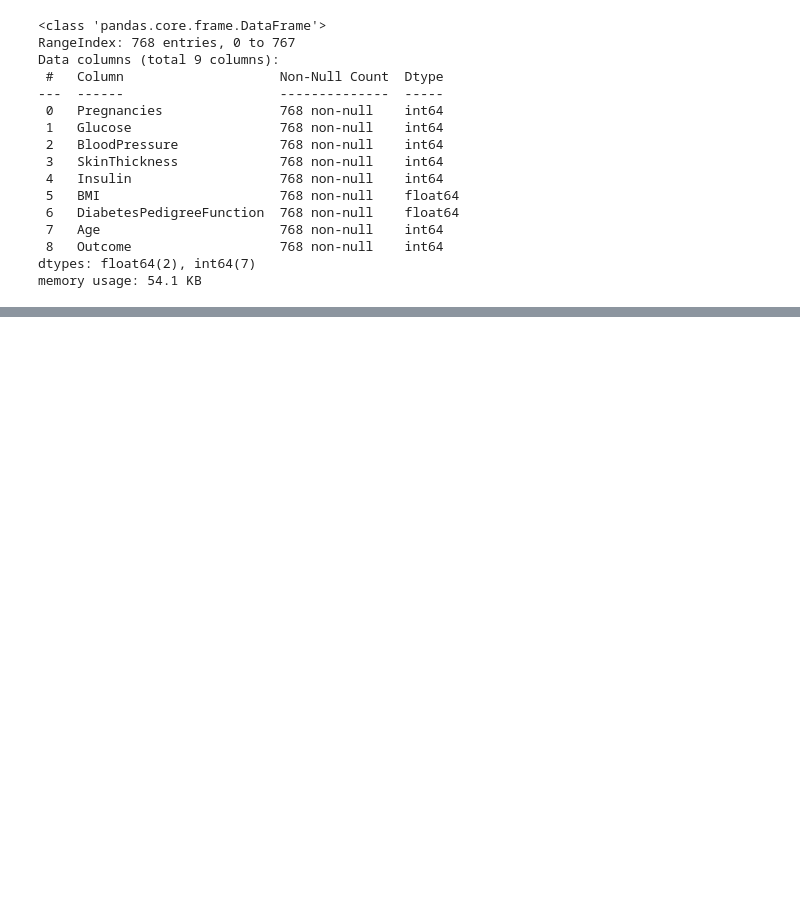
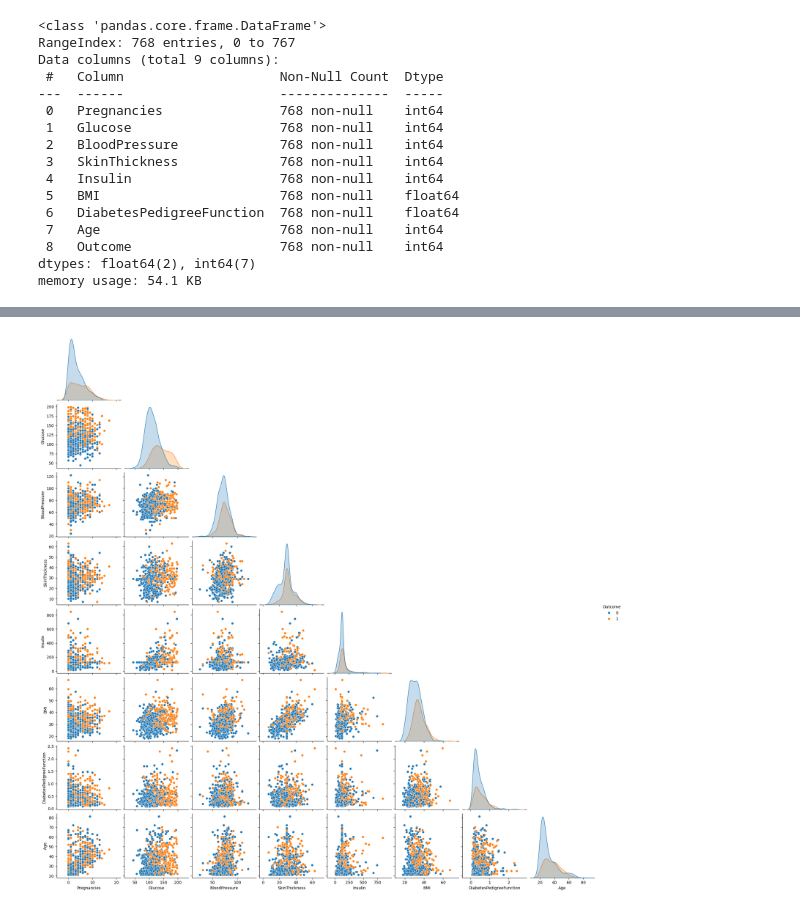
Before and after one commit to drmanishmewani/pima_indians_diabetes, a Jupyter notebook: pima_indians_diabetes.ipynb, the cells around one changed output, grey strips where cells are left out. Drawn from its saved outputs; the diff is of its cells as text; code cells hidden in the pictures; blank space fills up the shorter version.

```diff
--- a/pima_indians_diabetes.ipynb
+++ b/pima_indians_diabetes.ipynb
@@ -116,0 +164,5 @@ df[(df['Insulin']<50)].sort_values('Insulin',ascending=False).reset_index()
+# %%
+sns.pairplot(df, hue='Outcome', corner=True)
+plt.show()
+# %% [output]
+[figure, added]
```
Also changed, not shown: parts of 16 cells of this notebook.
